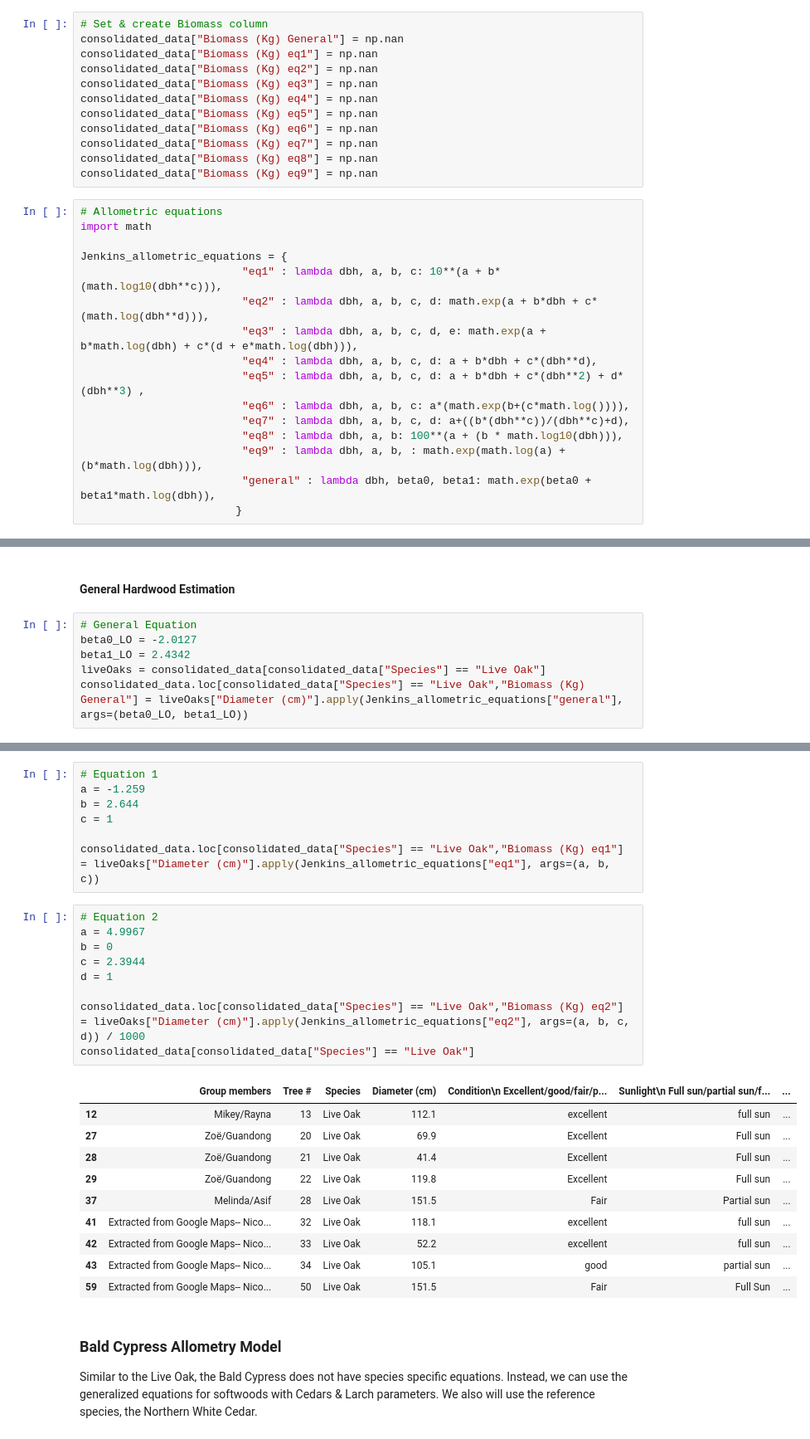
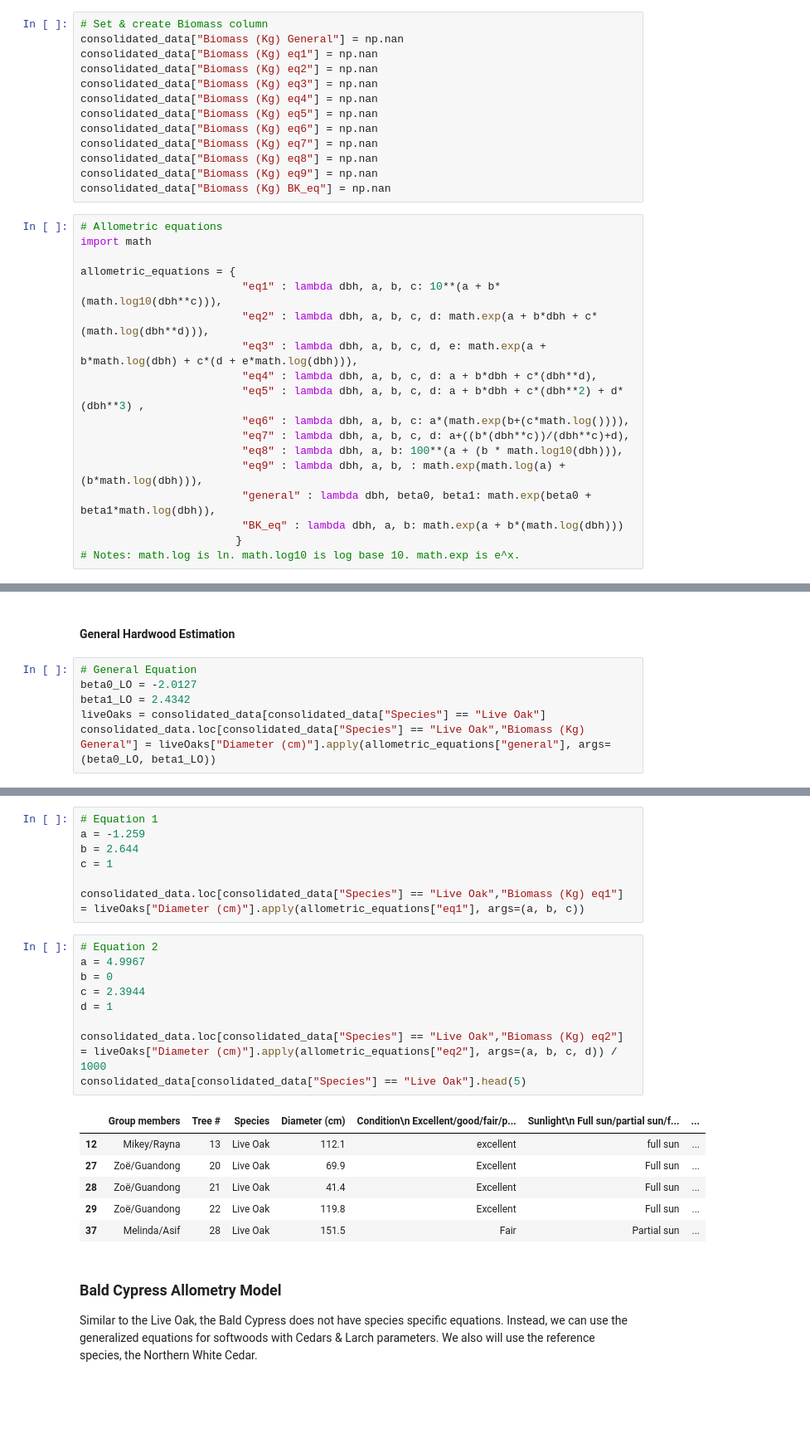
Before and after one commit to mikafur32/allometry-Assignment2, a Jupyter notebook: allometry.ipynb, the cells around one changed output, grey strips where cells are left out. Shown at 83% size. Saved outputs shown, nothing was run; the diff lists cells and outputs as text; blank space fills up the shorter version.

```diff
--- a/allometry.ipynb
+++ b/allometry.ipynb
@@ -94,11 +133,12 @@ consolidated_data["Biomass (Kg) eq6"] = np.nan
 consolidated_data["Biomass (Kg) eq7"] = np.nan
 consolidated_data["Biomass (Kg) eq8"] = np.nan
 consolidated_data["Biomass (Kg) eq9"] = np.nan
+consolidated_data["Biomass (Kg) BK_eq"] = np.nan
 # %%
 # Allometric equations
 import math
 
-Jenkins_allometric_equations = {
+allometric_equations = {
                          "eq1" : lambda dbh, a, b, c: 10**(a + b*(math.log10(dbh**c))),
                          "eq2" : lambda dbh, a, b, c, d: math.exp(a + b*dbh + c*(math.log(dbh**d))),
                          "eq3" : lambda dbh, a, b, c, d, e: math.exp(a + b*math.log(dbh) + c*(d + e*math.log(dbh))),
@@ -109,7 +149,9 @@ Jenkins_allometric_equations = {
                          "eq8" : lambda dbh, a, b: 100**(a + (b * math.log10(dbh))),
                          "eq9" : lambda dbh, a, b, : math.exp(math.log(a) + (b*math.log(dbh))),
                          "general" : lambda dbh, beta0, beta1: math.exp(beta0 + beta1*math.log(dbh)),
+                         "BK_eq" : lambda dbh, a, b: math.exp(a + b*(math.log(dbh)))
                         }
+# Notes: math.log is ln. math.log10 is log base 10. math.exp is e^x.
 # %% [markdown]
 ### Live Oak Allometry Model
 # %% [markdown]
@@ -121,5 +163,5 @@ As described by Jenkins et al. (2004) and independent database and Google Schola
 beta0_LO = -2.0127
 beta1_LO = 2.4342
 liveOaks = consolidated_data[consolidated_data["Species"] == "Live Oak"]
-consolidated_data.loc[consolidated_data["Species"] == "Live Oak","Biomass (Kg) General"] = liveOaks["Diameter (cm)"].apply(Jenkins_allometric_equations["general"], args=(beta0_LO, beta1_LO))
+consolidated_data.loc[consolidated_data["Species"] == "Live Oak","Biomass (Kg) General"] = liveOaks["Diameter (cm)"].apply(allometric_equations["general"], args=(beta0_LO, beta1_LO))
 # %% [markdown]
@@ -132,27 +174,23 @@ a = -1.259
 b = 2.644
 c = 1
 
-consolidated_data.loc[consolidated_data["Species"] == "Live Oak","Biomass (Kg) eq1"] = liveOaks["Diameter (cm)"].apply(Jenkins_allometric_equations["eq1"], args=(a, b, c))
+consolidated_data.loc[consolidated_data["Species"] == "Live Oak","Biomass (Kg) eq1"] = liveOaks["Diameter (cm)"].apply(allometric_equations["eq1"], args=(a, b, c))
 # %%
 # Equation 2
 a = 4.9967
 b = 0
 c = 2.3944
 d = 1
 
-consolidated_data.loc[consolidated_data["Species"] == "Live Oak","Biomass (Kg) eq2"] = liveOaks["Diameter (cm)"].apply(Jenkins_allometric_equations["eq2"], args=(a, b, c, d)) / 1000
-consolidated_data[consolidated_data["Species"] == "Live Oak"]
+consolidated_data.loc[consolidated_data["Species"] == "Live Oak","Biomass (Kg) eq2"] = liveOaks["Diameter (cm)"].apply(allometric_equations["eq2"], args=(a, b, c, d)) / 1000
+consolidated_data[consolidated_data["Species"] == "Live Oak"].head(5)
 # %% [output]
 |  | Group members | Tree # | Species | Diameter (cm) | Condition\n Excellent/good/fair/p... | Sunlight\n Full sun/partial sun/f... | ... |
 | 12 | Mikey/Rayna | 13 | Live Oak | 112.1 | excellent | full sun | ... |
 | 27 | Zoë/Guandong | 20 | Live Oak | 69.9 | Excellent | Full sun | ... |
 | 28 | Zoë/Guandong | 21 | Live Oak | 41.4 | Excellent | Full sun | ... |
 | 29 | Zoë/Guandong | 22 | Live Oak | 119.8 | Excellent | Full sun | ... |
 | 37 | Melinda/Asif | 28 | Live Oak | 151.5 | Fair | Partial sun | ... |
-| 41 | Extracted from Google Maps-- Nico... | 32 | Live Oak | 118.1 | excellent | full sun | ... |
-| 42 | Extracted from Google Maps-- Nico... | 33 | Live Oak | 52.2 | excellent | full sun | ... |
-| 43 | Extracted from Google Maps-- Nico... | 34 | Live Oak | 105.1 | good | partial sun | ... |
-| 59 | Extracted from Google Maps-- Nico... | 50 | Live Oak | 151.5 | Fair | Full Sun | ... |
 # %% [markdown]
 ### Bald Cypress Allometry Model
 Similar to the Live Oak, the Bald Cypress does not have species specific equations. Instead, we can use the generalized equations for softwoods with Cedars & Larch parameters. We also will use the reference species, the Northern White Cedar.
```
Also changed, not shown: parts of 28 cells of this notebook, 2 other files.
